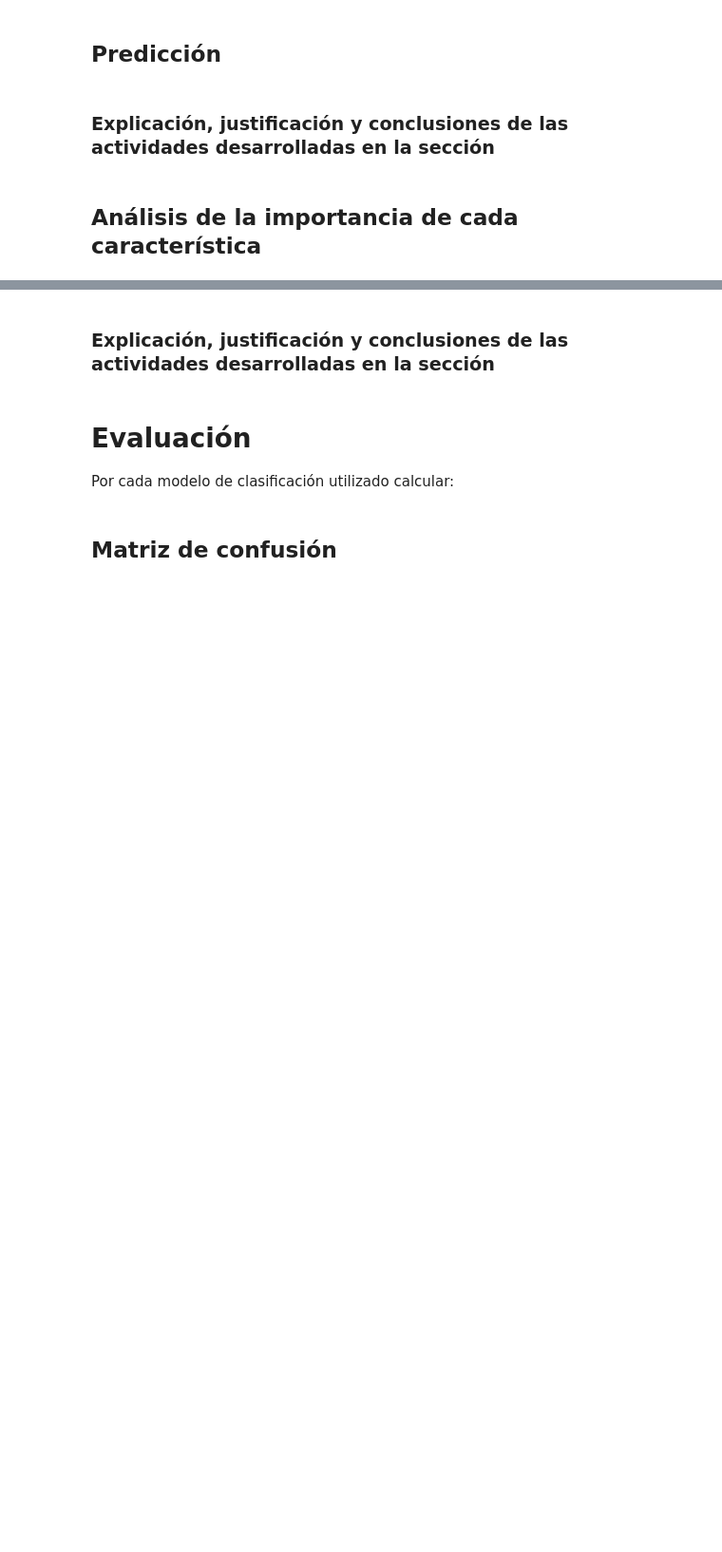
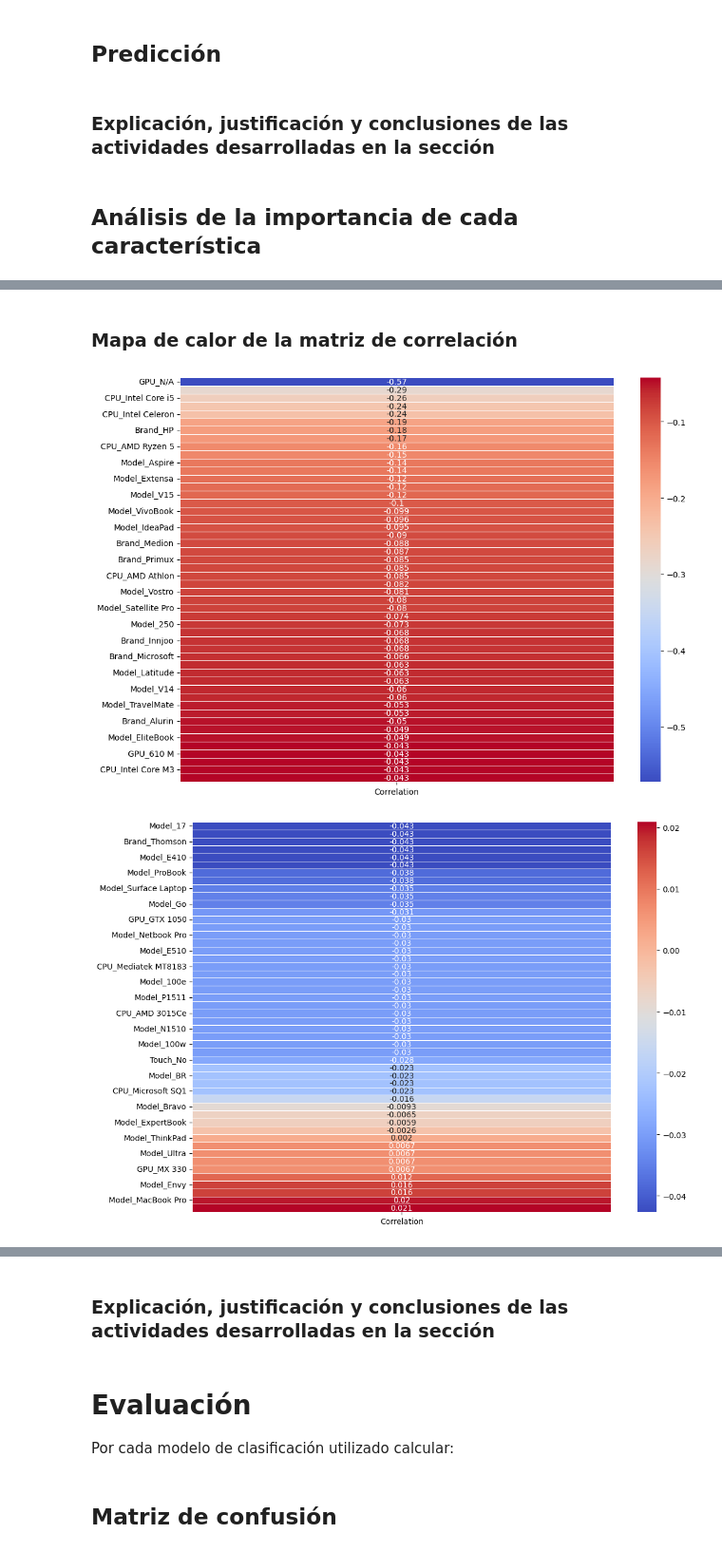
Before and after one commit to EmmaGalizio/TPI-IA-2023, a Jupyter notebook: Proyecto/TP_IAR_2023.ipynb, the cells around one changed output, grey strips where cells are left out. Shown at 95% size. Drawn from its saved outputs; the diff is of its cells as text; code cells hidden in the pictures; blank space fills up the shorter version.

Commit message:
Analisis sobre características más importantes. Implementación de clasificador SVC sobre dataframe de entrenamiento original

```diff
--- a/Proyecto/TP_IAR_2023.ipynb
+++ b/Proyecto/TP_IAR_2023.ipynb
@@ -680,0 +757,3 @@ La salida de pca.components_ nos dá una matriz que tiene una fila por cada comp
+# %%
+correlacion_ram = df_train.corrwith(df_train['RAM'])
+correlacion_ram
@@ -680,0 +773,26 @@ La salida de pca.components_ nos dá una matriz que tiene una fila por cada comp
+# %% [markdown]
+### Mapa de calor de la matriz de correlación
+# %%
+import seaborn as sns
+
+correlation_df = pd.DataFrame(correlacion_ram, columns=['Correlation']).sort_values('Correlation').dropna()
+
+correlation_df_size = correlation_df.size
+lim_inf = lim_sup = 0
+incremento = 50
+rangos = list()
+for i in range(0,int((correlation_df_size/incremento))+1):
+
+    lim_inf = i*incremento
+    lim_sup = ((i+1)*incremento)-1
+    if lim_sup >= correlation_df_size:
+        lim_sup = correlation_df_size-1
+    rangos.append((lim_inf, lim_sup))
+# %%
+for rango in rangos:
+    plt.figure(figsize=(12, 9))
+    sns.heatmap(correlation_df.iloc[rango[0]: rango[1]+1], annot=True, cmap='coolwarm', linewidths=0.5)
+    plt.show()
+# %% [output]
+[figure, added]
+[figure, added]
```
Also changed, not shown: parts of 30 cells of this notebook, 1 other file.
